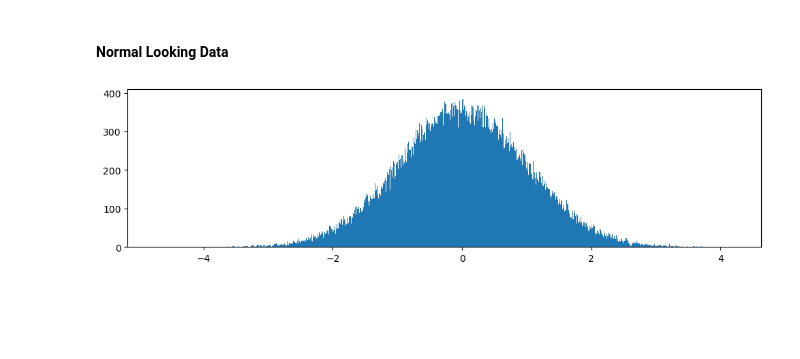
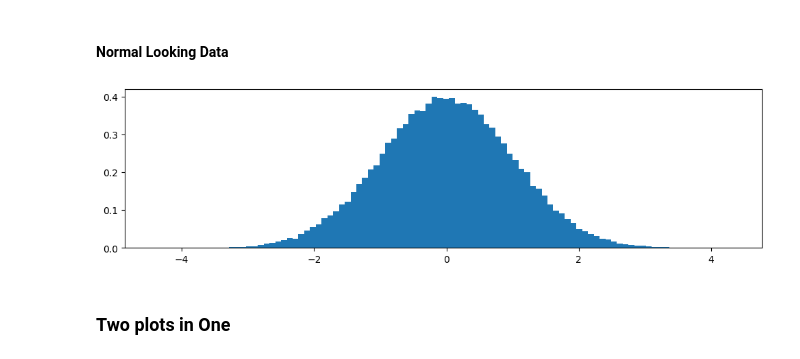
Before and after one commit to noyo0/Fundamentals_DataAnalysis, a Jupyter notebook: myNoteBook.ipynb, the cells around one changed output. Cells and saved outputs as stored; diff of their text form; code cells hidden in the pictures; blank space fills up the shorter version.

Commit message:
Histogram end

```diff
--- a/myNoteBook.ipynb
+++ b/myNoteBook.ipynb
@@ -382,8 +384,10 @@ plt.show()
 # %%
 # Plot Normal distribution random numbers on Histogram:
 rand_norm=rng.standard_normal(100000) #10k normally distributed numbers
 fig, ax = plt.subplots(figsize=(12,3))
-ax.hist(rand_norm, bins=1000)
+ax.hist(rand_norm, bins=100, density=True)
 plt.show()
 # %% [output]
-[figure, old version]
+[figure, new version]
+# %% [markdown]
+### Two plots in One
```
Also changed, not shown: parts of 16 cells of this notebook.
